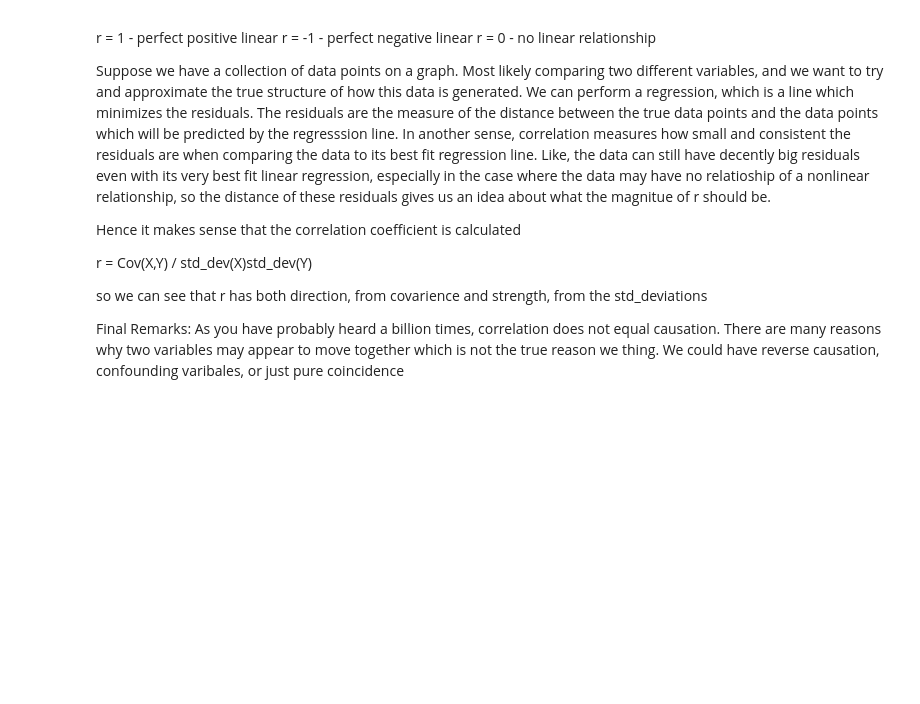
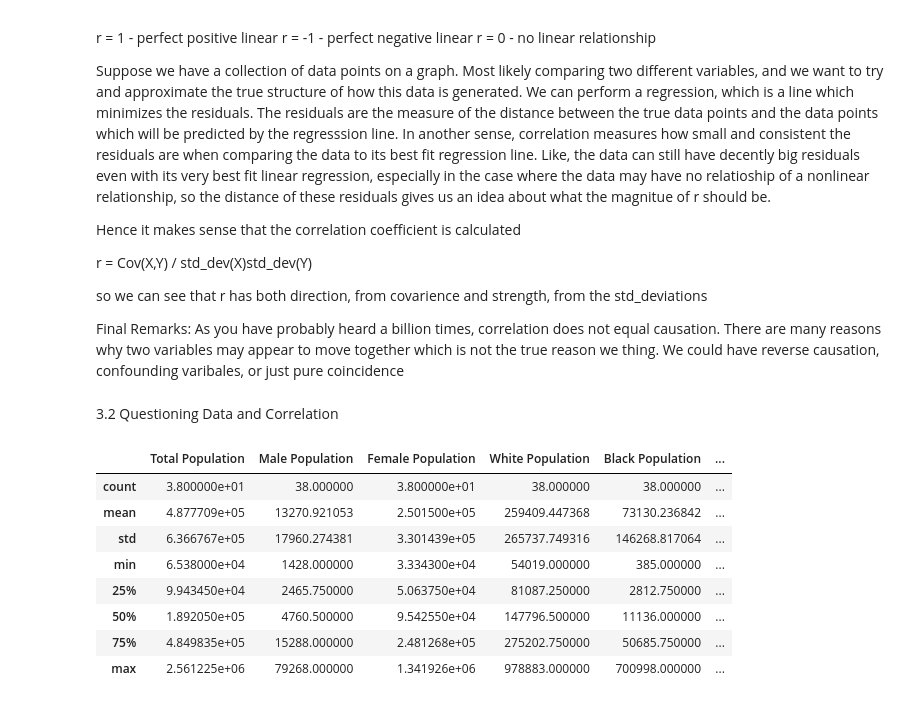
Before and after one commit to stoicelephant/DIDA325, a Jupyter notebook: overview/everything.ipynb, the cells around one changed output. Saved outputs shown, nothing was run; the diff lists cells and outputs as text; code cells hidden in the pictures; blank space fills up the shorter version.

```diff
--- a/overview/everything.ipynb
+++ b/overview/everything.ipynb
@@ -229,3 +229,5 @@ and strength, from the std_deviations
 
 Final Remarks:
 As you have probably heard a billion times, correlation does not equal causation. There are many reasons why two variables may appear to move together which is not the true reason we thing. We could have reverse causation, confounding varibales, or just pure coincidence
+# %% [markdown]
+3.2 Questioning Data and Correlation
@@ -231,0 +264,22 @@ As you have probably heard a billion times, correlation does not equal causation
+# %%
+#how do we get summary statistics for the table, a quick way is the describe method
+ny_data.head(1)
+ny_data.describe()
+
+#data of interest
+ny_pop = ny_data[['Total Population', 'Male Population', 'Female Population',
+       'White Population', 'Black Population', 'Native Population',
+       'Asian Population']]
+# %%
+ny_pop.describe()
+#or we can select the points of interest, say mean, min, and max
+# %% [output]
+|  | Total Population | Male Population | Female Population | White Population | Black Population | ... |
+| count | 3.800000e+01 | 38.000000 | 3.800000e+01 | 38.000000 | 38.000000 | ... |
+| mean | 4.877709e+05 | 13270.921053 | 2.501500e+05 | 259409.447368 | 73130.236842 | ... |
+| std | 6.366767e+05 | 17960.274381 | 3.301439e+05 | 265737.749316 | 146268.817064 | ... |
+| min | 6.538000e+04 | 1428.000000 | 3.334300e+04 | 54019.000000 | 385.000000 | ... |
+| 25% | 9.943450e+04 | 2465.750000 | 5.063750e+04 | 81087.250000 | 2812.750000 | ... |
+| 50% | 1.892050e+05 | 4760.500000 | 9.542550e+04 | 147796.500000 | 11136.000000 | ... |
+| 75% | 4.849835e+05 | 15288.000000 | 2.481268e+05 | 275202.750000 | 50685.750000 | ... |
+| max | 2.561225e+06 | 79268.000000 | 1.341926e+06 | 978883.000000 | 700998.000000 | ... |
```
Also changed, not shown: parts of 8 cells of this notebook.
